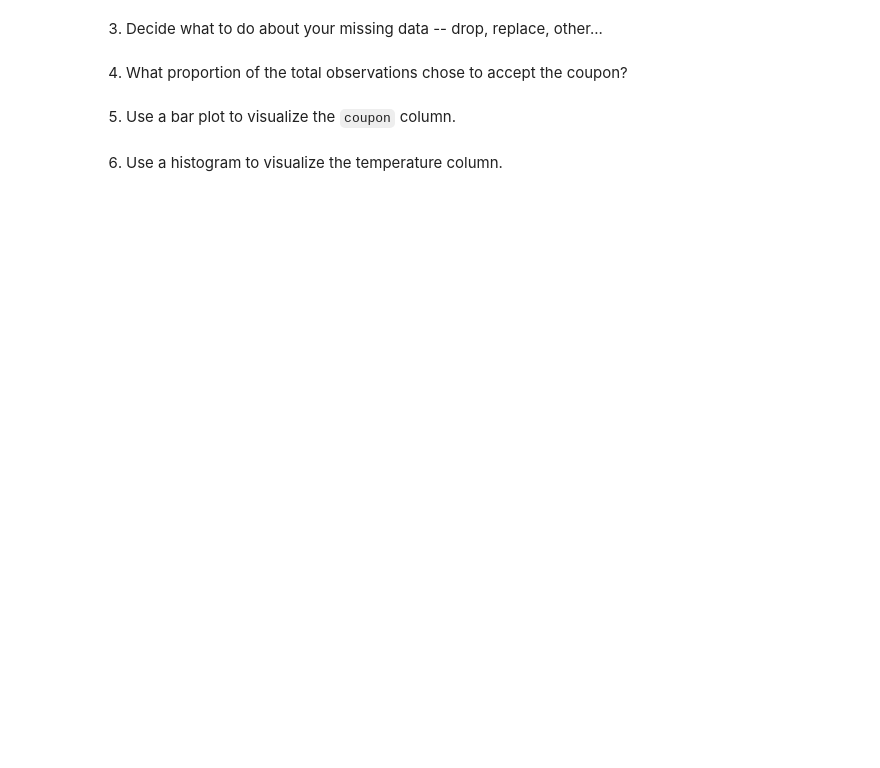
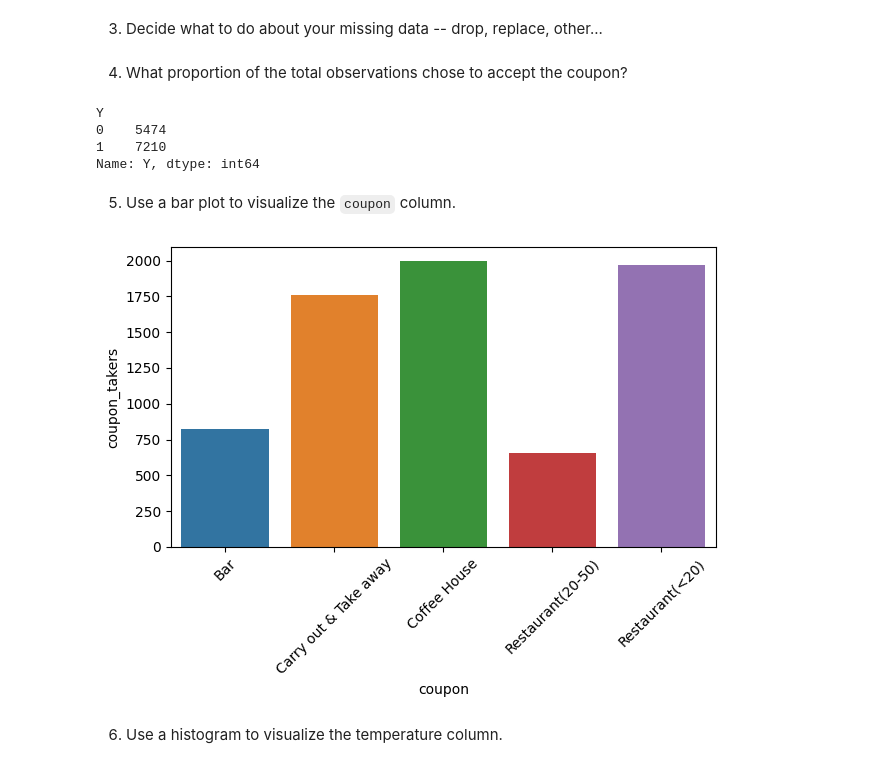
Before and after one commit to kdimal/GitHubPortfolio_Module5, a Jupyter notebook: prompt.ipynb, the cells around one changed output. Cells and saved outputs as stored; diff of their text form; code cells hidden in the pictures; blank space fills up the shorter version.

```diff
--- a/prompt.ipynb
+++ b/prompt.ipynb
@@ -89,6 +92,26 @@ AttributeError: 'DataFrame' object has no attribute 'inull'
 # %% [markdown]
 4. What proportion of the total observations chose to accept the coupon?
+# %%
+data.groupby("Y")['Y'].count()
+
+# There are 5474 (43.16%) people who did not accept the Coupon, and 7210 (56.84%) who did.
+# There are a total of 12684 people in this experiment
+# %% [output]
+Y
+0    5474
+1    7210
+Name: Y, dtype: int64
 # %% [markdown]
 5. Use a bar plot to visualize the `coupon` column.
+# %%
+
+ax = data.groupby(['coupon'])['Y'].sum().reset_index().rename(columns={'coupon':'coupon', 'Y': 'coupon_takers'})
+# ax.head()
+
+sns.barplot(x="coupon", y="coupon_takers", data = ax)
+plt.xticks(rotation=45)
+plt.tight_layout()
+# %% [output]
+[figure, added]
 # %% [markdown]
 6. Use a histogram to visualize the temperature column.
```
Also changed, not shown: parts of 4 cells of this notebook, 2 other files.
